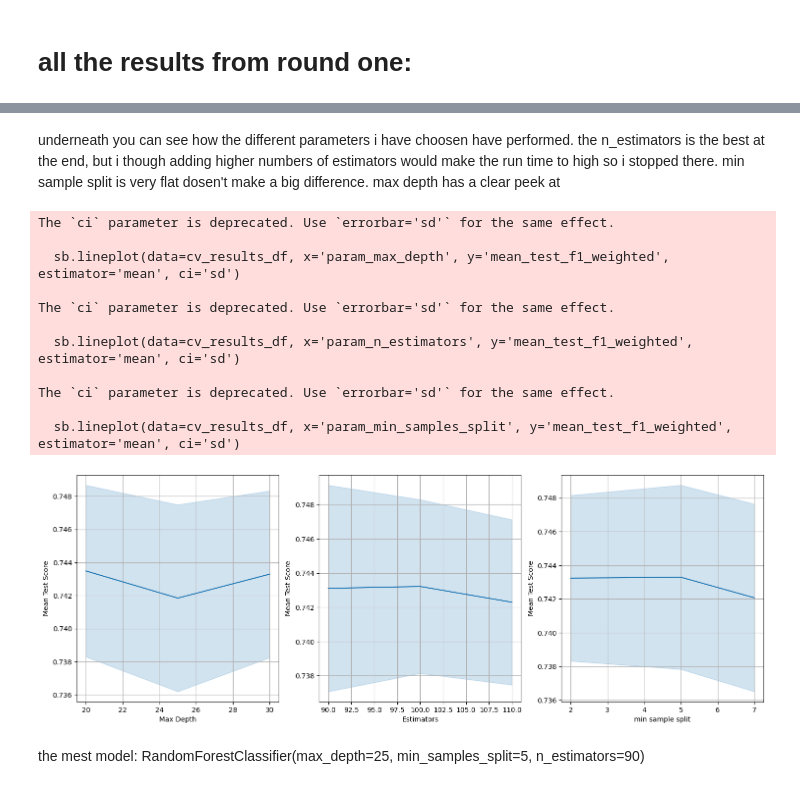
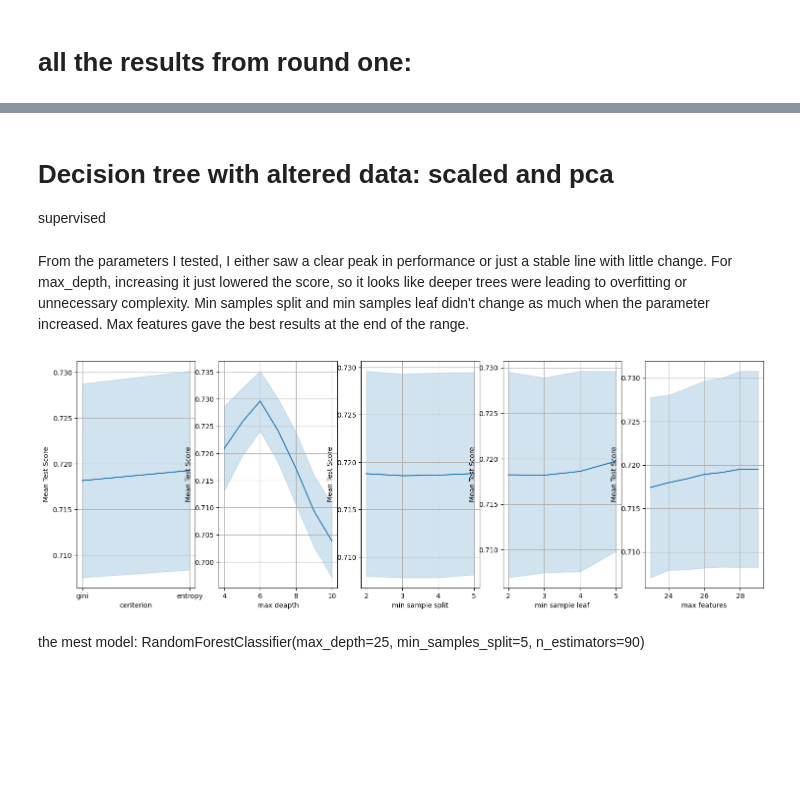
Before and after one commit to kosovarei/Machine_Learning, a Jupyter notebook: Supervised_Learning_II/Comparison_of_Classifiers_for_Student_Performance_Prediction.ipynb, the cells around one changed output, grey strips where cells are left out. Saved outputs shown, nothing was run; the diff lists cells and outputs as text; code cells hidden in the pictures; blank space fills up the shorter version.

```diff
--- a/Supervised_Learning_II/Comparison_of_Classifiers_for_Student_Performance_Prediction.ipynb
+++ b/Supervised_Learning_II/Comparison_of_Classifiers_for_Student_Performance_Prediction.ipynb
@@ -268,7 +255,15 @@ this method will return a list of five models, for each grid search the best mod
 the models will be returned by the best accuracy, precision_weighted, recall_weighted, f1_weighted, roc_auc_ovr_weighted and refitted so the best f1_weighted is returned
 # %%
 def find_best_models(model, dt_params):
-    metrics = ['accuracy', 'precision_weighted', 'recall_weighted', 'f1_weighted', 'roc_auc_ovr_weighted']
+    precision_scorer = make_scorer(precision_score, average='weighted', zero_division=0)
+
+    metrics = {
+        'accuracy': 'accuracy',
+        'precision_weighted': precision_scorer,
+        'recall_weighted': 'recall_weighted',
+        'f1_weighted': 'f1_weighted',
+        'roc_auc_ovr_weighted': 'roc_auc_ovr_weighted'
+    }
 
     outer_cv = StratifiedKFold(n_splits=5, shuffle=True, random_state=13)
     inner_cv = StratifiedKFold(n_splits=4, shuffle=True, random_state=13)
@@ -771,41 +880,55 @@ print(cv_results)
-# %% [markdown]
-underneath you can see how the different parameters i have choosen have performed. the n_estimators is the best at the end, but i though adding higher numbers of estimators would make the run time to high so i stopped there. min sample split is very flat dosen't make a big difference. max depth has a clear peek at
+# %% [markdown]
+# Decision tree with altered data: scaled and pca
+supervised
+# %%
+dt_params = {
+        'classifier__criterion': ['gini', 'entropy'],
+        'classifier__max_depth': range(4,11),
+        'classifier__min_samples_split': range(2,6),
+        'classifier__min_samples_leaf': range(2,6),
+        'classifier__max_features': range(23,30)
+
+    }
+best_models_decision_tree_pipe, cv_results_df, model_scores_df = find_best_models(pipe_normalized_pca(DecisionTreeClassifier()), dt_params)
+# %% [markdown]
+From the parameters I tested, I either saw a clear peak in performance or just a stable line with little change. For max_depth, increasing it just lowered the score, so it looks like deeper trees were leading to overfitting or unnecessary complexity. Min samples split and min samples leaf didn't change as much when the parameter increased. Max features gave the best results at the end of the range.
 # %%
-cv_results_df = pd.concat(cv_results, ignore_index=True)
+cv_results_df = pd.concat(cv_results_df, ignore_index=True)
 
 plt.figure(figsize=(18, 6))
 
 
-plt.subplot(1, 3, 1)
-sb.lineplot(data=cv_results_df, x='param_max_depth', y='mean_test_f1_weighted', estimator='mean', ci='sd')
-plt.xlabel('Max Depth')
+plt.subplot(1, 5, 1)
+sb.lineplot(data=cv_results_df, x='param_classifier__criterion', y='mean_test_f1_weighted', estimator='mean', errorbar='sd')
+plt.xlabel('ceriterion')
 plt.ylabel('Mean Test Score')
 plt.grid()
 
-plt.subplot(1, 3, 2)
-sb.lineplot(data=cv_results_df, x='param_n_estimators', y='mean_test_f1_weighted', estimator='mean', ci='sd')
-plt.xlabel('Estimators')
+plt.subplot(1, 5, 2)
+sb.lineplot(data=cv_results_df, x='param_classifier__max_depth', y='mean_test_f1_weighted', estimator='mean', errorbar='sd')
+plt.xlabel('max deapth')
 plt.ylabel('Mean Test Score')
 plt.grid()
 
-plt.subplot(1, 3, 3)
-sb.lineplot(data=cv_results_df, x='param_min_samples_split', y='mean_test_f1_weighted', estimator='mean', ci='sd')
+plt.subplot(1, 5, 3)
+sb.lineplot(data=cv_results_df, x='param_classifier__min_samples_split', y='mean_test_f1_weighted', estimator='mean', errorbar='sd')
 plt.xlabel('min sample split')
 plt.ylabel('Mean Test Score')
 plt.grid()
+
+plt.subplot(1, 5, 4)
+sb.lineplot(data=cv_results_df, x='param_classifier__min_samples_leaf', y='mean_test_f1_weighted', estimator='mean', errorbar='sd')
+plt.xlabel('min sample leaf')
+plt.ylabel('Mean Test Score')
+plt.grid()
+
+plt.subplot(1, 5, 5)
+sb.lineplot(data=cv_results_df, x='param_classifier__max_features', y='mean_test_f1_weighted', estimator='mean', errorbar='sd')
+plt.xlabel('max features')
+plt.ylabel('Mean Test Score')
+plt.grid()
 # %% [output]
-The `ci` parameter is deprecated. Use `errorbar='sd'` for the same effect.
-
-  sb.lineplot(data=cv_results_df, x='param_max_depth', y='mean_test_f1_weighted', estimator='mean', ci='sd')
-
-The `ci` parameter is deprecated. Use `errorbar='sd'` for the same effect.
-
-  sb.lineplot(data=cv_results_df, x='param_n_estimators', y='mean_test_f1_weighted', estimator='mean', ci='sd')
-
-The `ci` parameter is deprecated. Use `errorbar='sd'` for the same effect.
-
-  sb.lineplot(data=cv_results_df, x='param_min_samples_split', y='mean_test_f1_weighted', estimator='mean', ci='sd')
-[figure, old version]
+[figure, new version]
 # %% [markdown]
 the mest model: RandomForestClassifier(max_depth=25, min_samples_split=5, n_estimators=90)
 # %%
```
Also changed, not shown: parts of 92 cells of this notebook, 7 other files.
